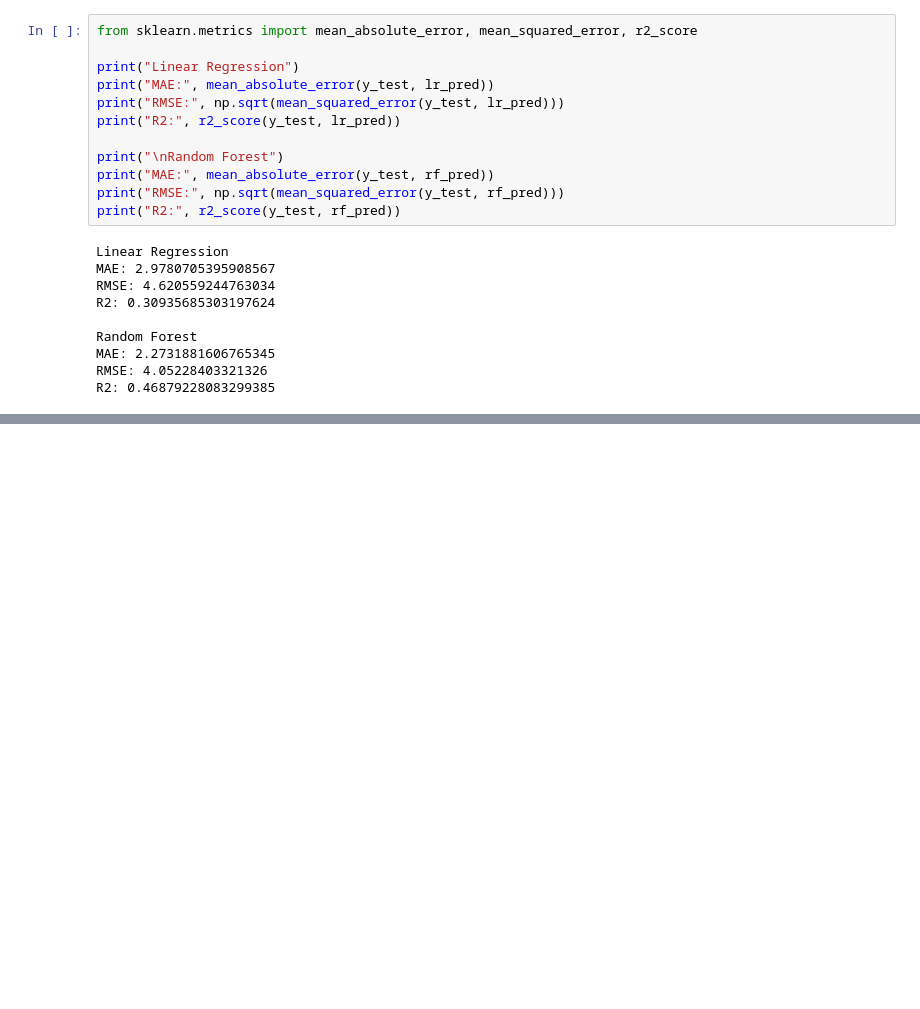
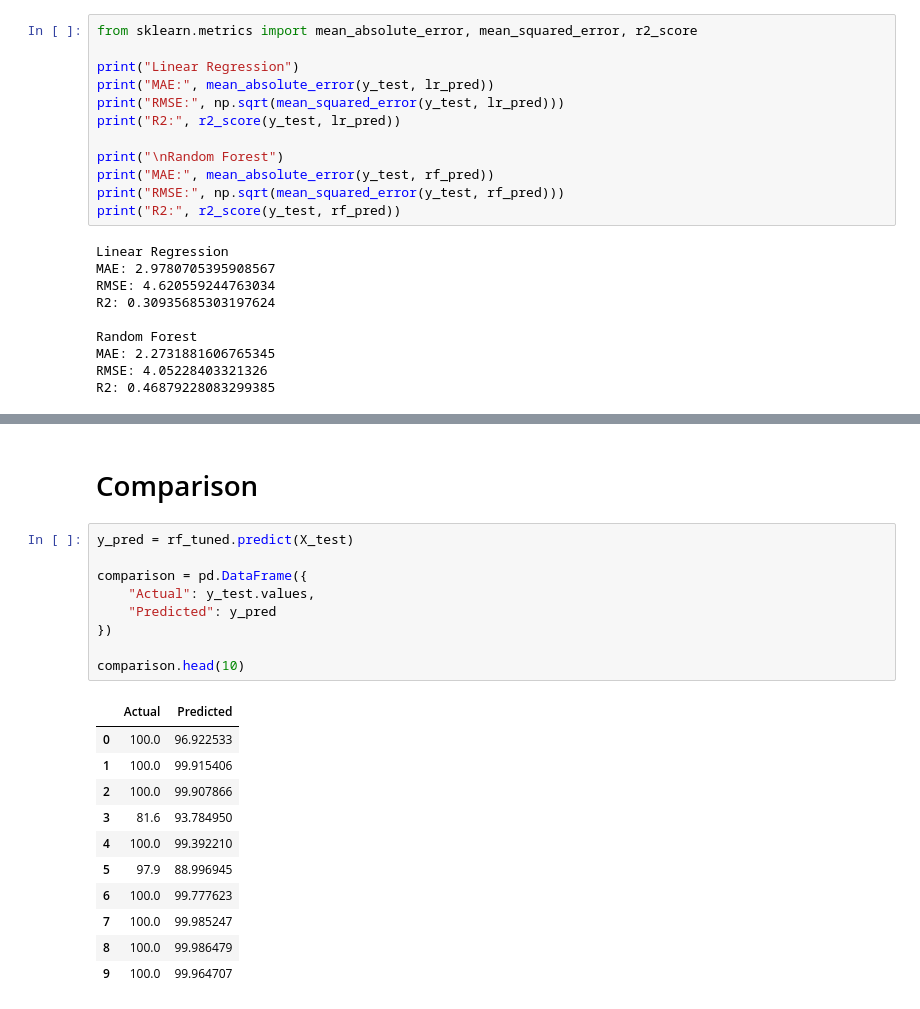
Before and after one commit to pranav1031/student-performance-prediction, a Jupyter notebook: student_performance_predictor.ipynb, the cells around one changed output, grey strips where cells are left out. Drawn from its saved outputs; the diff is of its cells as text; blank space fills up the shorter version.

```diff
--- a/student_performance_predictor.ipynb
+++ b/student_performance_predictor.ipynb
@@ -205,0 +264,23 @@ R2: 0.46879228083299385
+# %% [markdown]
+# Comparison
+# %%
+y_pred = rf_tuned.predict(X_test)
+
+comparison = pd.DataFrame({
+    "Actual": y_test.values,
+    "Predicted": y_pred
+})
+
+comparison.head(10)
+# %% [output]
+|  | Actual | Predicted |
+| 0 | 100.0 | 96.922533 |
+| 1 | 100.0 | 99.915406 |
+| 2 | 100.0 | 99.907866 |
+| 3 | 81.6 | 93.784950 |
+| 4 | 100.0 | 99.392210 |
+| 5 | 97.9 | 88.996945 |
+| 6 | 100.0 | 99.777623 |
+| 7 | 100.0 | 99.985247 |
+| 8 | 100.0 | 99.986479 |
+| 9 | 100.0 | 99.964707 |
```
Also changed, not shown: parts of 9 cells of this notebook.
